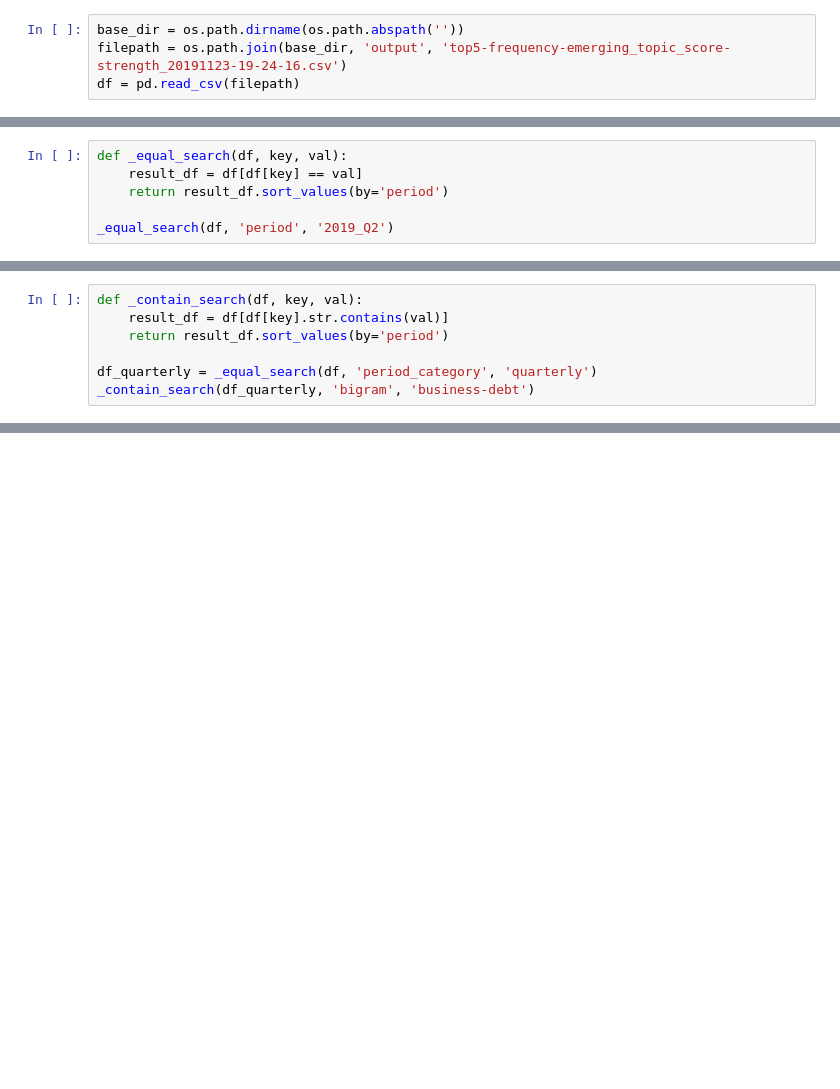
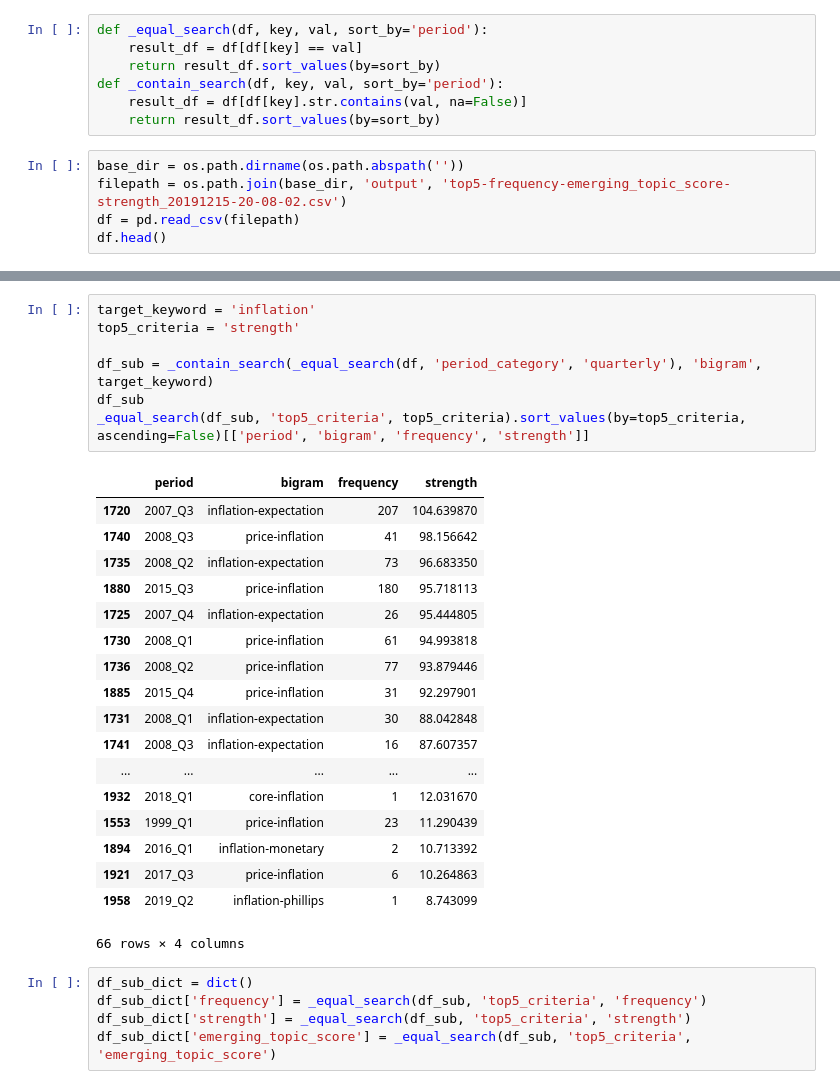
Before and after one commit to fagan2888/bis_speeches_text_bigram_frequency, a Jupyter notebook: source/Early_Warning_System_via_Jupyter_Notebook.ipynb, the cells around one changed output, grey strips where cells are left out. Drawn from its saved outputs; the diff is of its cells as text; blank space fills up the shorter version.

```diff
--- a/source/Early_Warning_System_via_Jupyter_Notebook.ipynb
+++ b/source/Early_Warning_System_via_Jupyter_Notebook.ipynb
@@ -4,4 +6,12 @@ import os
+# %%
+def _equal_search(df, key, val, sort_by='period'):
+    result_df = df[df[key] == val]
+    return result_df.sort_values(by=sort_by)
+def _contain_search(df, key, val, sort_by='period'):
+    result_df = df[df[key].str.contains(val, na=False)]
+    return result_df.sort_values(by=sort_by)
 # %%
 base_dir = os.path.dirname(os.path.abspath(''))
-filepath = os.path.join(base_dir, 'output', 'top5-frequency-emerging_topic_score-strength_20191123-19-24-16.csv')
+filepath = os.path.join(base_dir, 'output', 'top5-frequency-emerging_topic_score-strength_20191215-20-08-02.csv')
 df = pd.read_csv(filepath)
+df.head()
@@ -17,6 +24,0 @@ df.head()
-# %%
-def _equal_search(df, key, val):
-    result_df = df[df[key] == val]
-    return result_df.sort_values(by='period')
-
-_equal_search(df, 'period', '2019_Q2')
@@ -40,7 +24,0 @@ _equal_search(df, 'period', '2019_Q2')
-# %%
-def _contain_search(df, key, val):
-    result_df = df[df[key].str.contains(val)]
-    return result_df.sort_values(by='period')
-
-df_quarterly = _equal_search(df, 'period_category', 'quarterly')
-_contain_search(df_quarterly, 'bigram', 'business-debt')
@@ -108,0 +38,31 @@ _equal_search(df_semiannually, 'period', '2019_1H')
+# %%
+target_keyword = 'inflation'
+top5_criteria = 'strength'
+
+df_sub = _contain_search(_equal_search(df, 'period_category', 'quarterly'), 'bigram', target_keyword)
+df_sub
+_equal_search(df_sub, 'top5_criteria', top5_criteria).sort_values(by=top5_criteria, ascending=False)[['period', 'bigram', 'frequency', 'strength']]
+# %% [output]
+|  | period | bigram | frequency | strength |
+| 1720 | 2007_Q3 | inflation-expectation | 207 | 104.639870 |
+| 1740 | 2008_Q3 | price-inflation | 41 | 98.156642 |
+| 1735 | 2008_Q2 | inflation-expectation | 73 | 96.683350 |
+| 1880 | 2015_Q3 | price-inflation | 180 | 95.718113 |
+| 1725 | 2007_Q4 | inflation-expectation | 26 | 95.444805 |
+| 1730 | 2008_Q1 | price-inflation | 61 | 94.993818 |
+| 1736 | 2008_Q2 | price-inflation | 77 | 93.879446 |
+| 1885 | 2015_Q4 | price-inflation | 31 | 92.297901 |
+| 1731 | 2008_Q1 | inflation-expectation | 30 | 88.042848 |
+| 1741 | 2008_Q3 | inflation-expectation | 16 | 87.607357 |
+| ... | ... | ... | ... | ... |
+| 1932 | 2018_Q1 | core-inflation | 1 | 12.031670 |
+| 1553 | 1999_Q1 | price-inflation | 23 | 11.290439 |
+| 1894 | 2016_Q1 | inflation-monetary | 2 | 10.713392 |
+| 1921 | 2017_Q3 | price-inflation | 6 | 10.264863 |
+| 1958 | 2019_Q2 | inflation-phillips | 1 | 8.743099 |
+66 rows × 4 columns
+# %%
+df_sub_dict = dict()
+df_sub_dict['frequency'] = _equal_search(df_sub, 'top5_criteria', 'frequency')
+df_sub_dict['strength'] = _equal_search(df_sub, 'top5_criteria', 'strength')
+df_sub_dict['emerging_topic_score'] = _equal_search(df_sub, 'top5_criteria', 'emerging_topic_score')
```
Also changed, not shown: parts of 10 cells of this notebook, 6 other files.
